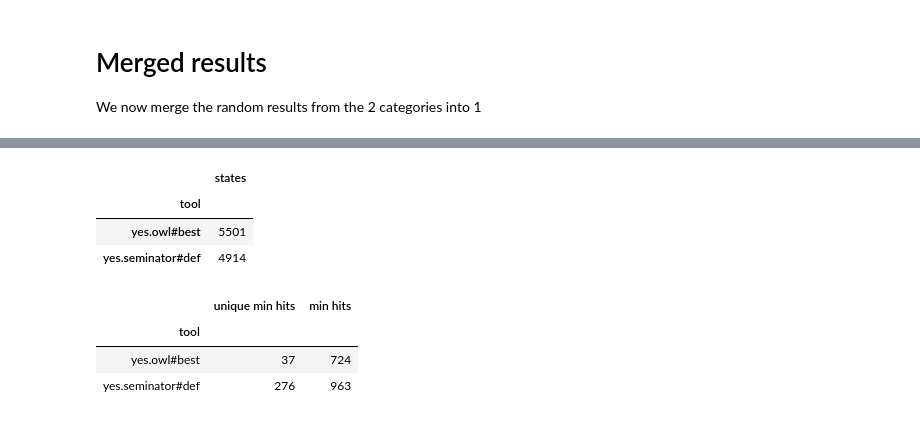
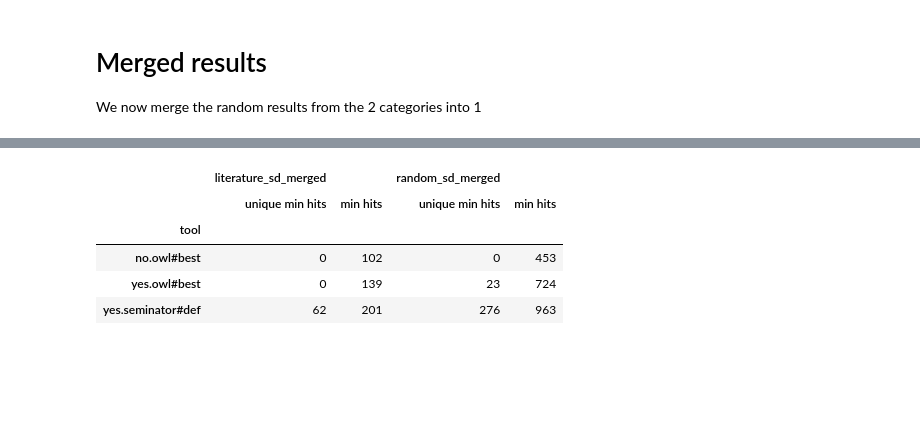
Before and after one commit to psimovec/seminator-evaluation, a Jupyter notebook: semi-determinization/Results-owl-best-sd.ipynb, the cells around one changed output, grey strips where cells are left out. Saved outputs shown, nothing was run; the diff lists cells and outputs as text; code cells hidden in the pictures; blank space fills up the shorter version.

```diff
--- a/semi-determinization/Results-owl-best-sd.ipynb
+++ b/semi-determinization/Results-owl-best-sd.ipynb
@@ -6,8 +6,9 @@ for name in ["literature_sd","literature_det","random_sd","random_det"]:
     b = ResAnalyzer(f"data/{name}.csv", cols=["states","time","acc","transitions"])
     sd_benchmarks[name] = b
     b.compute_best(["yes.owl#s","yes.owl#a"],"yes.owl#best")
+    b.compute_best(["no.owl#s","no.owl#a"],"no.owl#best")
 # %%
-tool_set = ["yes.seminator#def","yes.owl#best"]
+tool_set = ["yes.seminator#def","yes.owl#best", "no.owl#best"]
 # %% [markdown]
 For each benchmark, we list the cumulative numbers of states for each tool. `yes` in the name of tools means that the Spot simplifications were applied on the results of the tools (were not disabled for `seminator`). `best` means that we choose the best variant for Owl, `#def` is the default setting of Seminator 2. If you want to see numbers where Spot's simplifications were not run for Owl, or the numbers without the _best-for-Owl_ approach, set tool_set to `None`. If you do, the `#a` stands for `ltl2ldgba -a` and analogously for `#s`.
 # %%
@@ -98,0 +103,3 @@ Loading BokehJS ...
+# %%
+b = sd_benchmarks["random_sd"]
+b.seaborn_scatter_plot("no.owl#best","yes.seminator#def", include_equal=True)
@@ -132,3 +150,7 @@ We now merge the random results from the 2 categories into 1
 # %%
-b = ResAnalyzer("data/random_sd_merged.csv")
-b.compute_best(["yes.owl#s","yes.owl#a"],"yes.owl#best")
+m_benchmarks = {}
+for name in ["literature_sd_merged","random_sd_merged"]:
+    b = ResAnalyzer(f"data/{name}.csv", cols=["states","time","acc","transitions"])
+    m_benchmarks[name] = b
+    b.compute_best(["yes.owl#s","yes.owl#a"],"yes.owl#best")
+    b.compute_best(["no.owl#s","no.owl#a"],"no.owl#best")
@@ -135,14 +167,9 @@ b.compute_best(["yes.owl#s","yes.owl#a"],"yes.owl#best")
 # %%
-b.cumulative(tool_set=tool_set)
+gather_mins(m_benchmarks, tool_set=tool_set)
 # %% [output]
-|  | states |
-| tool |  |
-| yes.owl#best | 5501 |
-| yes.seminator#def | 4914 |
+|  | literature_sd_merged |  | random_sd_merged |  |
+|  | unique min hits | min hits | unique min hits | min hits |
+| tool |  |  |  |  |
+| no.owl#best | 0 | 102 | 0 | 453 |
+| yes.owl#best | 0 | 139 | 23 | 724 |
+| yes.seminator#def | 62 | 201 | 276 | 963 |
-# %%
-b.min_counts(tool_set=tool_set)
-# %% [output]
-|  | unique min hits | min hits |
-| tool |  |  |
-| yes.owl#best | 37 | 724 |
-| yes.seminator#def | 276 | 963 |
```
Also changed, not shown: parts of 11 cells of this notebook, 3 other files.
